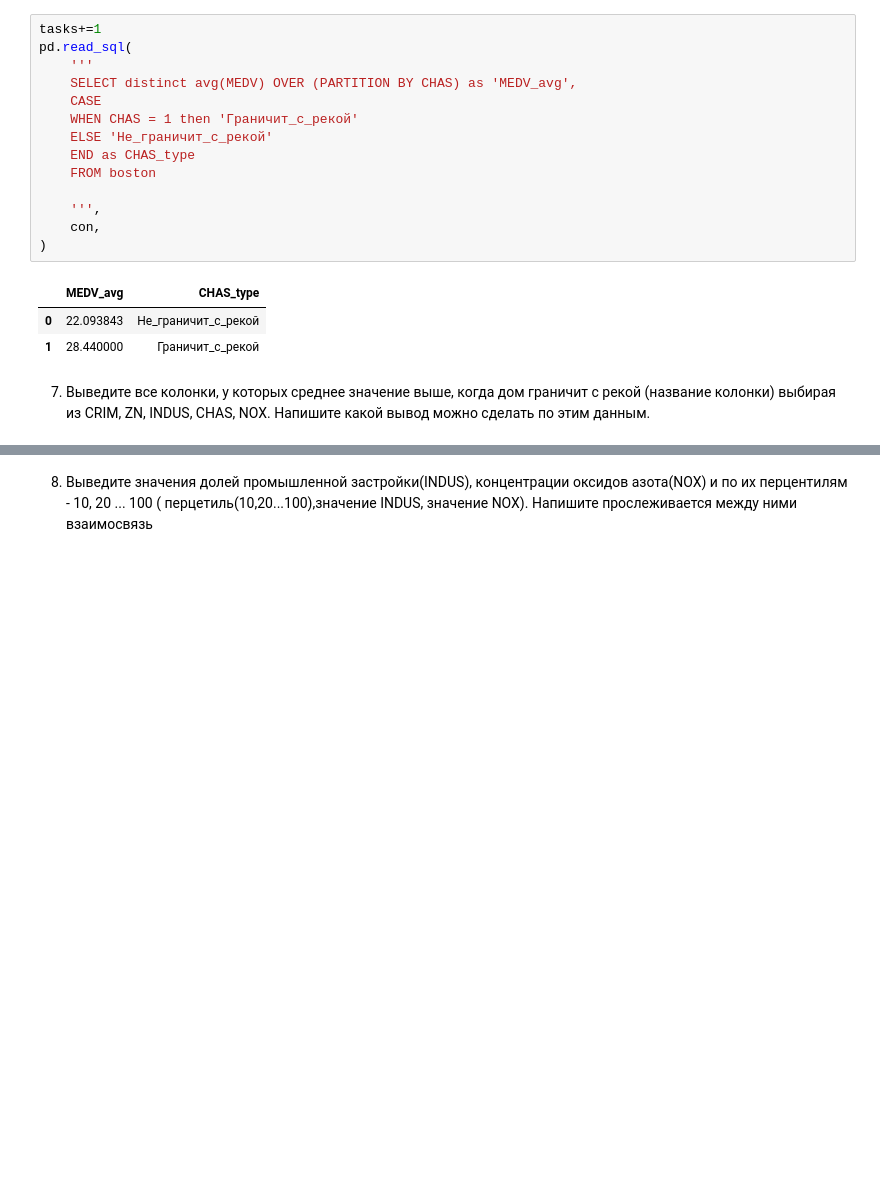
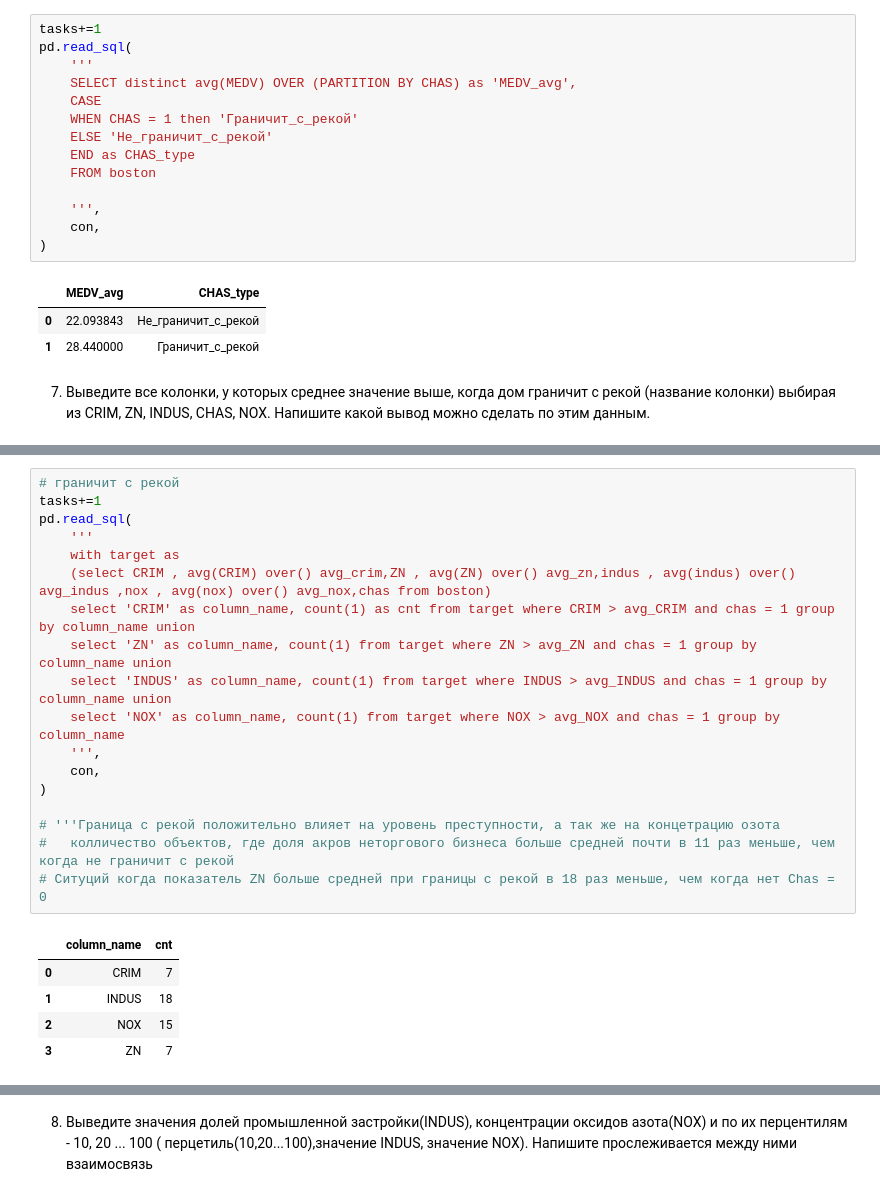
Before and after one commit to AlbrtKrd/DS_Reebot, a Jupyter notebook: sql/Lesson_2/HW_2_sql.ipynb, the cells around one changed output, grey strips where cells are left out. Cells and saved outputs as stored; diff of their text form; blank space fills up the shorter version.

```diff
--- a/sql/Lesson_2/HW_2_sql.ipynb
+++ b/sql/Lesson_2/HW_2_sql.ipynb
@@ -210,0 +198,24 @@ pd.read_sql(
+# %%
+# граничит с рекой
+tasks+=1
+pd.read_sql(
+    '''
+    with target as
+    (select CRIM , avg(CRIM) over() avg_crim,ZN , avg(ZN) over() avg_zn,indus , avg(indus) over() avg_indus ,nox , avg(nox) over() avg_nox,chas from boston)
+    select 'CRIM' as column_name, count(1) as cnt from target where CRIM > avg_CRIM and chas = 1 group by column_name union
+    select 'ZN' as column_name, count(1) from target where ZN > avg_ZN and chas = 1 group by column_name union
+    select 'INDUS' as column_name, count(1) from target where INDUS > avg_INDUS and chas = 1 group by column_name union
+    select 'NOX' as column_name, count(1) from target where NOX > avg_NOX and chas = 1 group by column_name
+    ''',
+    con,
+)
+
+# '''Граница с рекой положительно влияет на уровень преступности, а так же на концетрацию озота
+#   колличество объектов, где доля акров неторгового бизнеса больше средней почти в 11 раз меньше, чем когда не граничит с рекой
+# Ситуций когда показатель ZN больше средней при границы с рекой в 18 раз меньше, чем когда нет Chas = 0
+# %% [output]
+|  | column_name | cnt |
+| 0 | CRIM | 7 |
+| 1 | INDUS | 18 |
+| 2 | NOX | 15 |
+| 3 | ZN | 7 |
```
Also changed, not shown: parts of 17 cells of this notebook.
